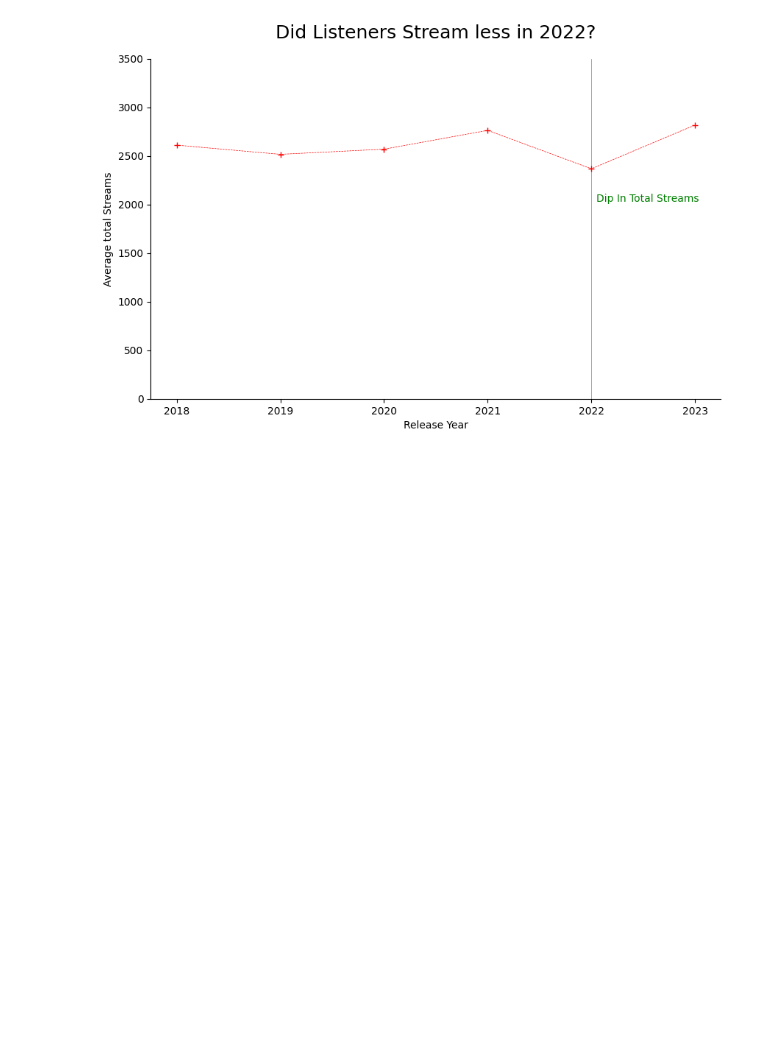
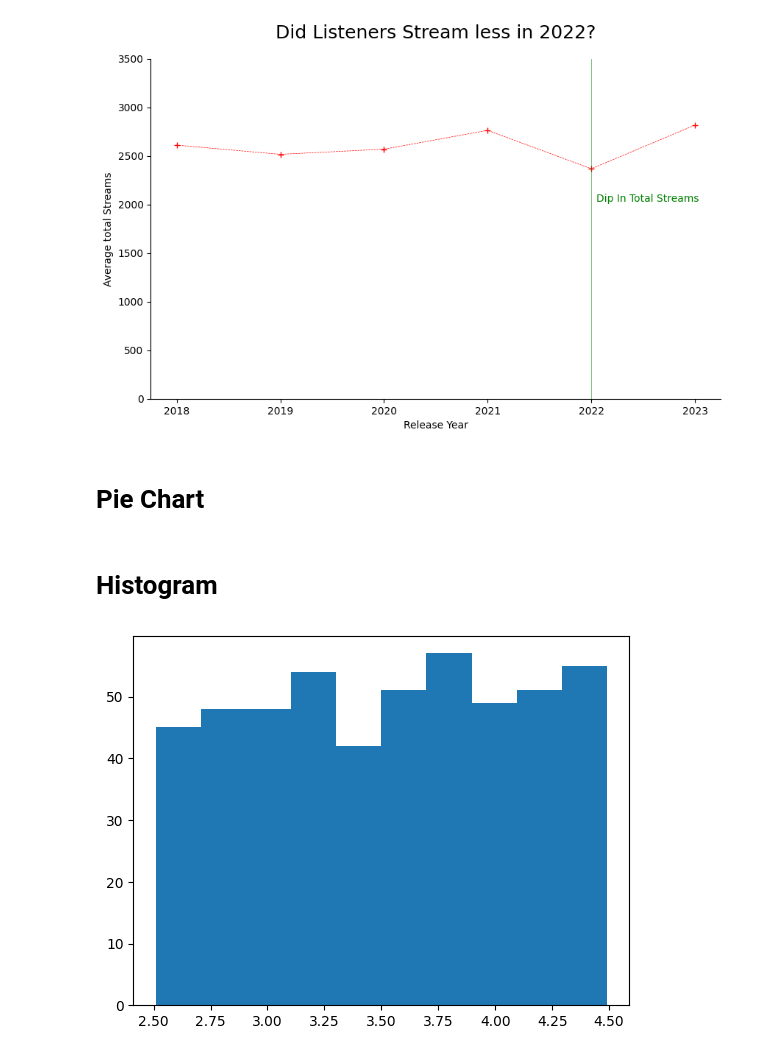
Before and after one commit to Archana-sth/learning_plots_archana, a Jupyter notebook: notebooks/visulization_practice.ipynb, the cells around one changed output. Cells and saved outputs as stored; diff of their text form; code cells hidden in the pictures; blank space fills up the shorter version.

Commit message:
Pie chart, Histograms, Boxplots

```diff
--- a/notebooks/visulization_practice.ipynb
+++ b/notebooks/visulization_practice.ipynb
@@ -220,3 +220,14 @@ plt.ylim(0,3500)
 plt.show()
 # %% [output]
 [figure]
+# %% [markdown]
+# Pie Chart
+# %% [markdown]
+# Histogram
+# %%
+plt.hist(
+    spotify_df["Avg Stream Duration (Min)"]
+)
+plt.show()
+# %% [output]
+[figure, added]
```
Also changed, not shown: parts of 3 cells of this notebook.
